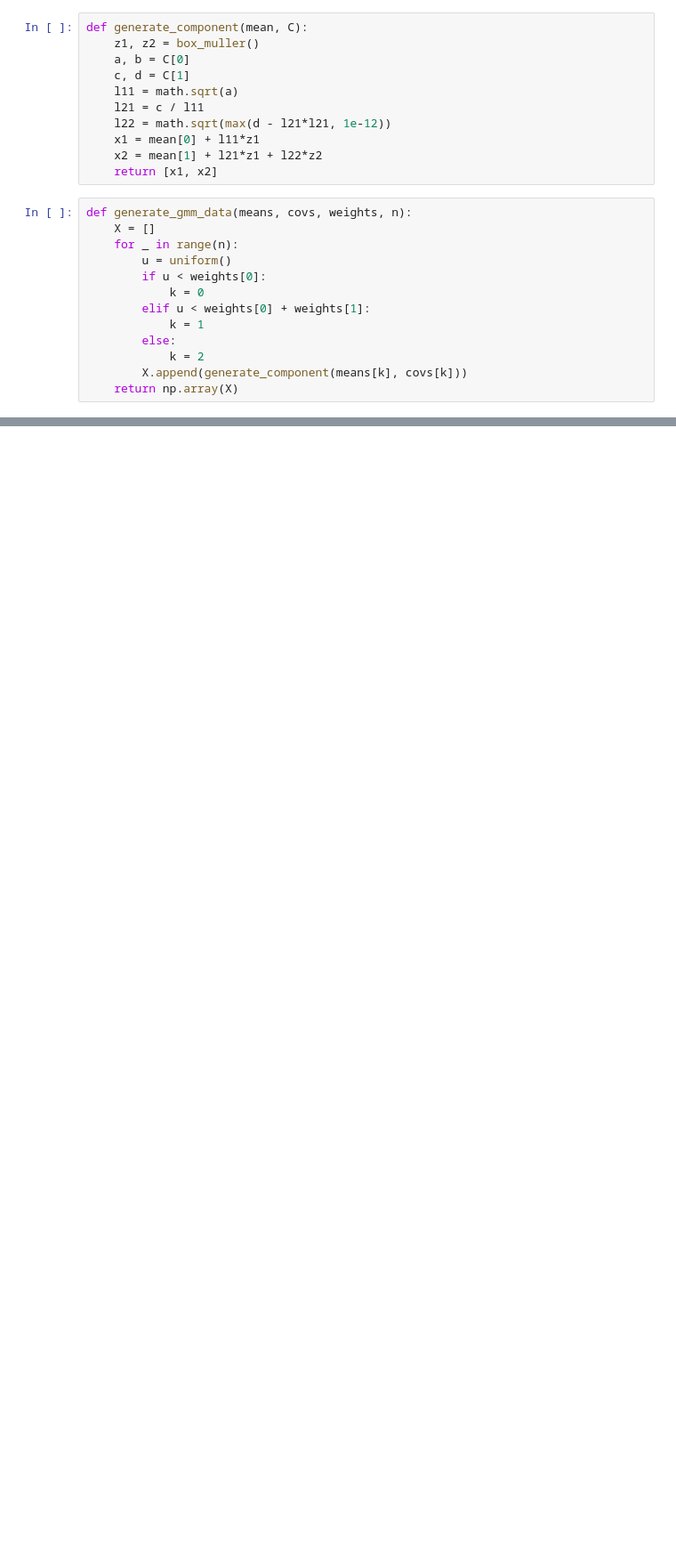
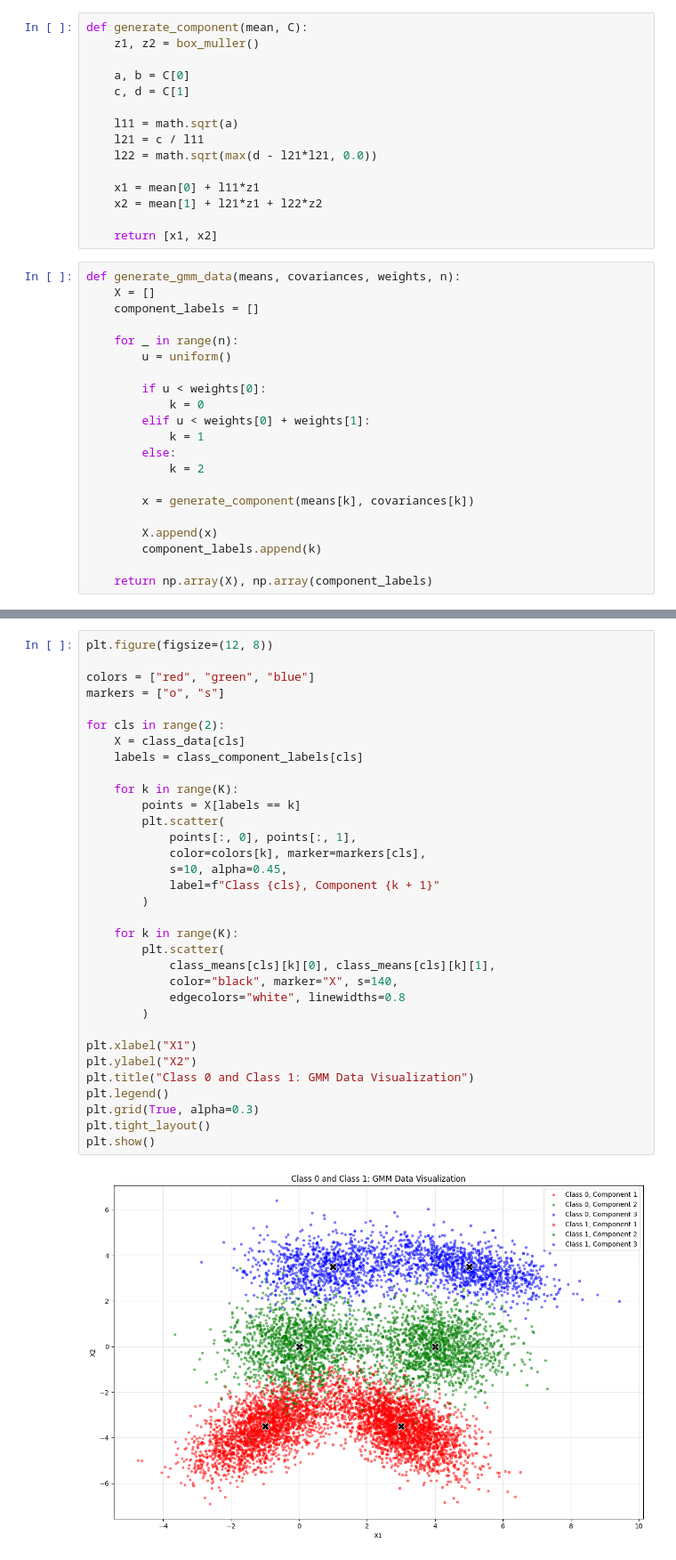
Before and after one commit to KrithikChidM/PrmlLab, a Jupyter notebook: Lab6/code.ipynb, the cells around one changed output, grey strips where cells are left out. Shown at 89% size. Cells and saved outputs as stored; diff of their text form; blank space fills up the shorter version.

```diff
--- a/Lab6/code.ipynb
+++ b/Lab6/code.ipynb
@@ -384,24 +72,36 @@ def gmm_density(x, means, covs, weights):
 # %%
 def generate_component(mean, C):
     z1, z2 = box_muller()
+
     a, b = C[0]
     c, d = C[1]
+
     l11 = math.sqrt(a)
     l21 = c / l11
-    l22 = math.sqrt(max(d - l21*l21, 1e-12))
+    l22 = math.sqrt(max(d - l21*l21, 0.0))
+
     x1 = mean[0] + l11*z1
     x2 = mean[1] + l21*z1 + l22*z2
+
     return [x1, x2]
 # %%
-def generate_gmm_data(means, covs, weights, n):
+def generate_gmm_data(means, covariances, weights, n):
     X = []
+    component_labels = []
+
     for _ in range(n):
         u = uniform()
+
         if u < weights[0]:
             k = 0
         elif u < weights[0] + weights[1]:
             k = 1
         else:
             k = 2
-        X.append(generate_component(means[k], covs[k]))
-    return np.array(X)
+
+        x = generate_component(means[k], covariances[k])
+
+        X.append(x)
+        component_labels.append(k)
+
+    return np.array(X), np.array(component_labels)
@@ -653,0 +147,35 @@ Classification Accuracy: 99.67%
+# %%
+plt.figure(figsize=(12, 8))
+
+colors = ["red", "green", "blue"]
+markers = ["o", "s"]
+
+for cls in range(2):
+    X = class_data[cls]
+    labels = class_component_labels[cls]
+
+    for k in range(K):
+        points = X[labels == k]
+        plt.scatter(
+            points[:, 0], points[:, 1],
+            color=colors[k], marker=markers[cls],
+            s=10, alpha=0.45,
+            label=f"Class {cls}, Component {k + 1}"
+        )
+
+    for k in range(K):
+        plt.scatter(
+            class_means[cls][k][0], class_means[cls][k][1],
+            color="black", marker="X", s=140,
+            edgecolors="white", linewidths=0.8
+        )
+
+plt.xlabel("X1")
+plt.ylabel("X2")
+plt.title("Class 0 and Class 1: GMM Data Visualization")
+plt.legend()
+plt.grid(True, alpha=0.3)
+plt.tight_layout()
+plt.show()
+# %% [output]
+[figure, added]
```
Also changed, not shown: parts of 17 cells of this notebook.
